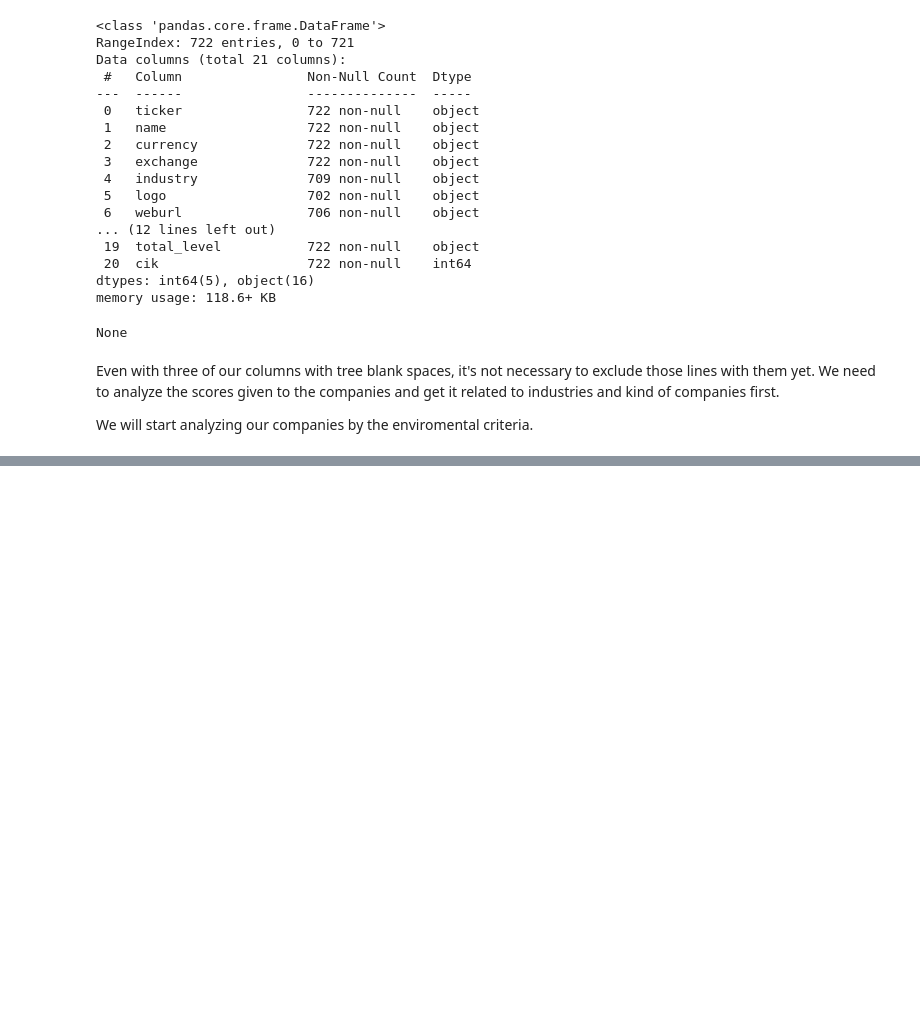
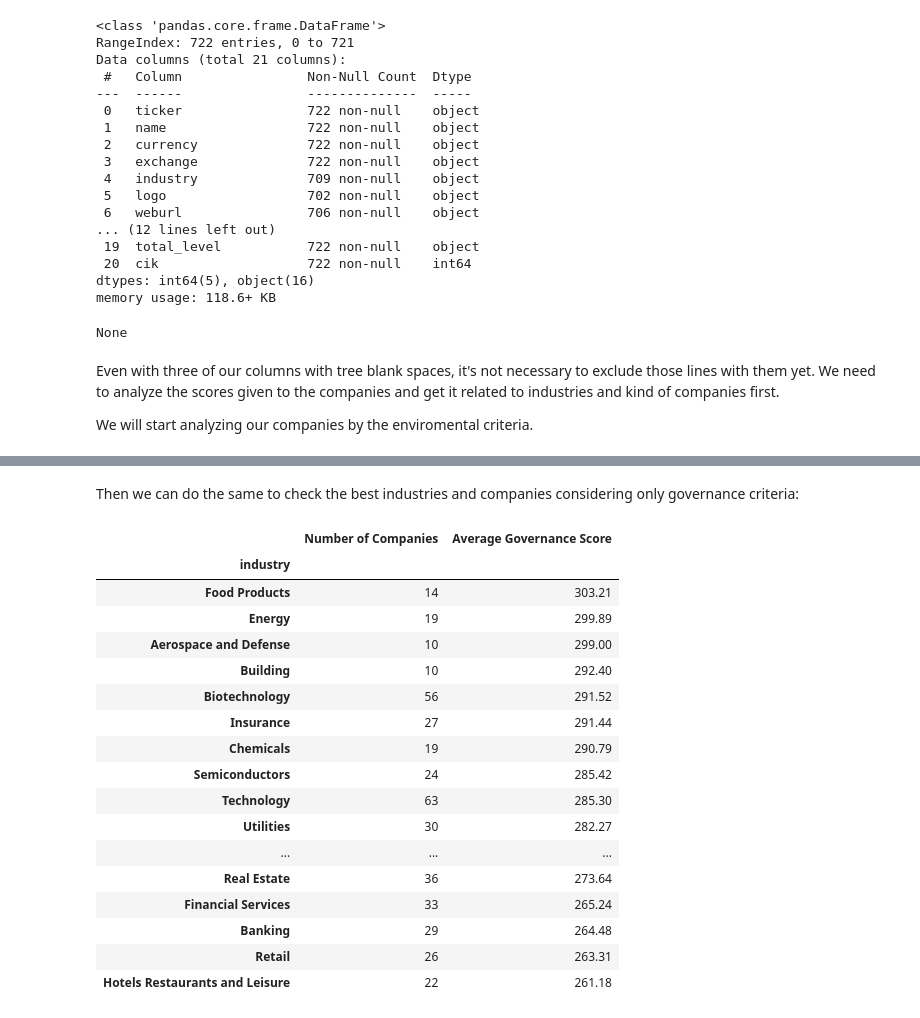
Before and after one commit to pedrocfontenele/Public-Company-ESG-Ratings-Datas, a Jupyter notebook: Untitled-1.ipynb, the cells around one changed output, grey strips where cells are left out. Saved outputs shown, nothing was run; the diff lists cells and outputs as text; code cells hidden in the pictures; blank space fills up the shorter version.

```diff
--- a/Untitled-1.ipynb
+++ b/Untitled-1.ipynb
@@ -149,0 +159,29 @@ display(utilities_companies)
+# %% [markdown]
+Then we can do the same to check the best industries and companies considering only governance criteria:
+# %%
+best_industries_governance=df.groupby('industry').agg({'governance_score': ['count', 'mean']})
+best_industries_governance.columns=['Number of Companies', 'Average Governance Score']
+best_industries_governance=best_industries_governance.sort_values(by='Average Governance Score', ascending=False)
+best_industries_governance['Average Governance Score']=best_industries_governance['Average Governance Score'].round(2)
+best_industries_governance=best_industries_governance.query('`Number of Companies`>=10')
+
+display(best_industries_governance)
+# %% [output]
+|  | Number of Companies | Average Governance Score |
+| industry |  |  |
+| Food Products | 14 | 303.21 |
+| Energy | 19 | 299.89 |
+| Aerospace and Defense | 10 | 299.00 |
+| Building | 10 | 292.40 |
+| Biotechnology | 56 | 291.52 |
+| Insurance | 27 | 291.44 |
+| Chemicals | 19 | 290.79 |
+| Semiconductors | 24 | 285.42 |
+| Technology | 63 | 285.30 |
+| Utilities | 30 | 282.27 |
+| ... | ... | ... |
+| Real Estate | 36 | 273.64 |
+| Financial Services | 33 | 265.24 |
+| Banking | 29 | 264.48 |
+| Retail | 26 | 263.31 |
+| Hotels Restaurants and Leisure | 22 | 261.18 |
```
Also changed, not shown: parts of 15 cells of this notebook.
